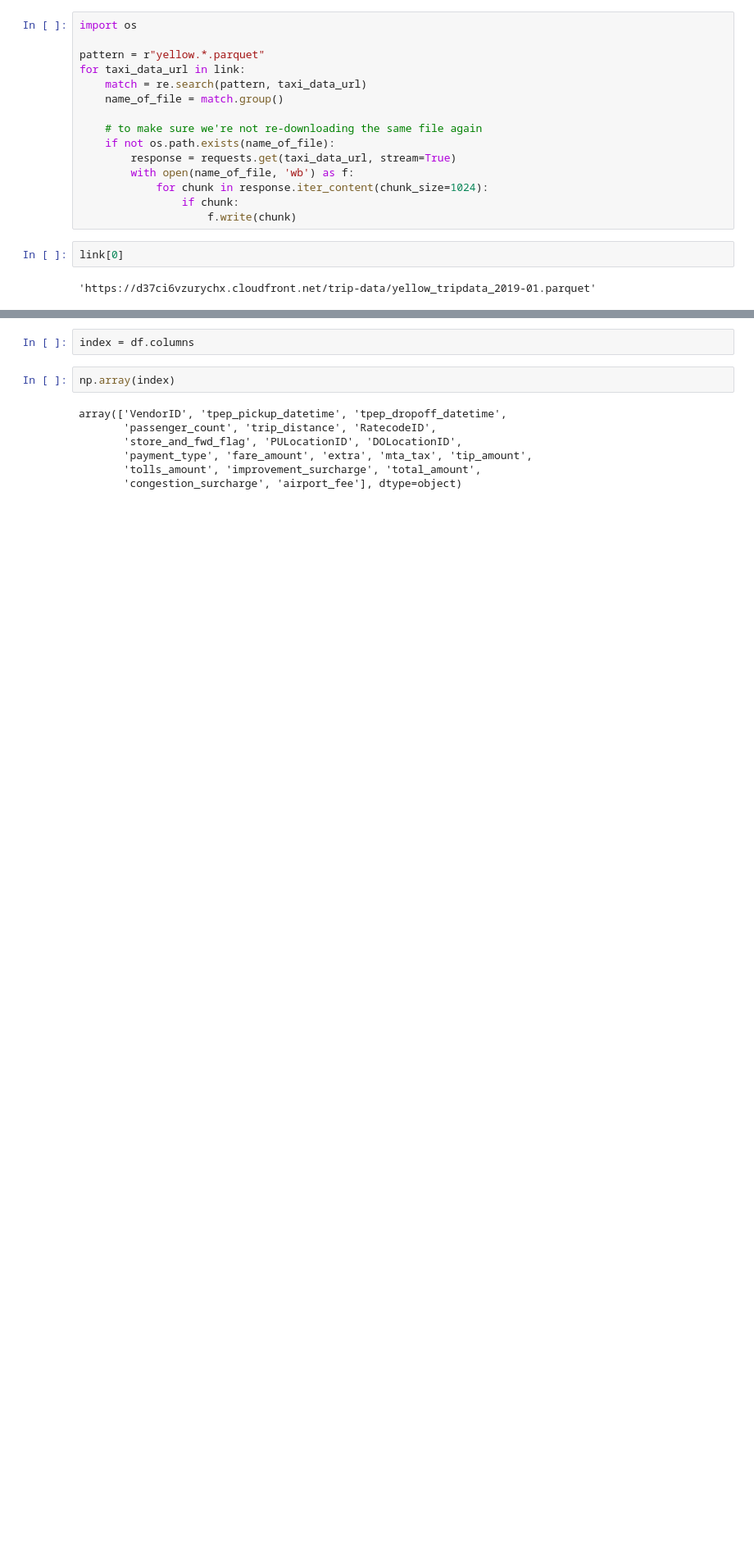
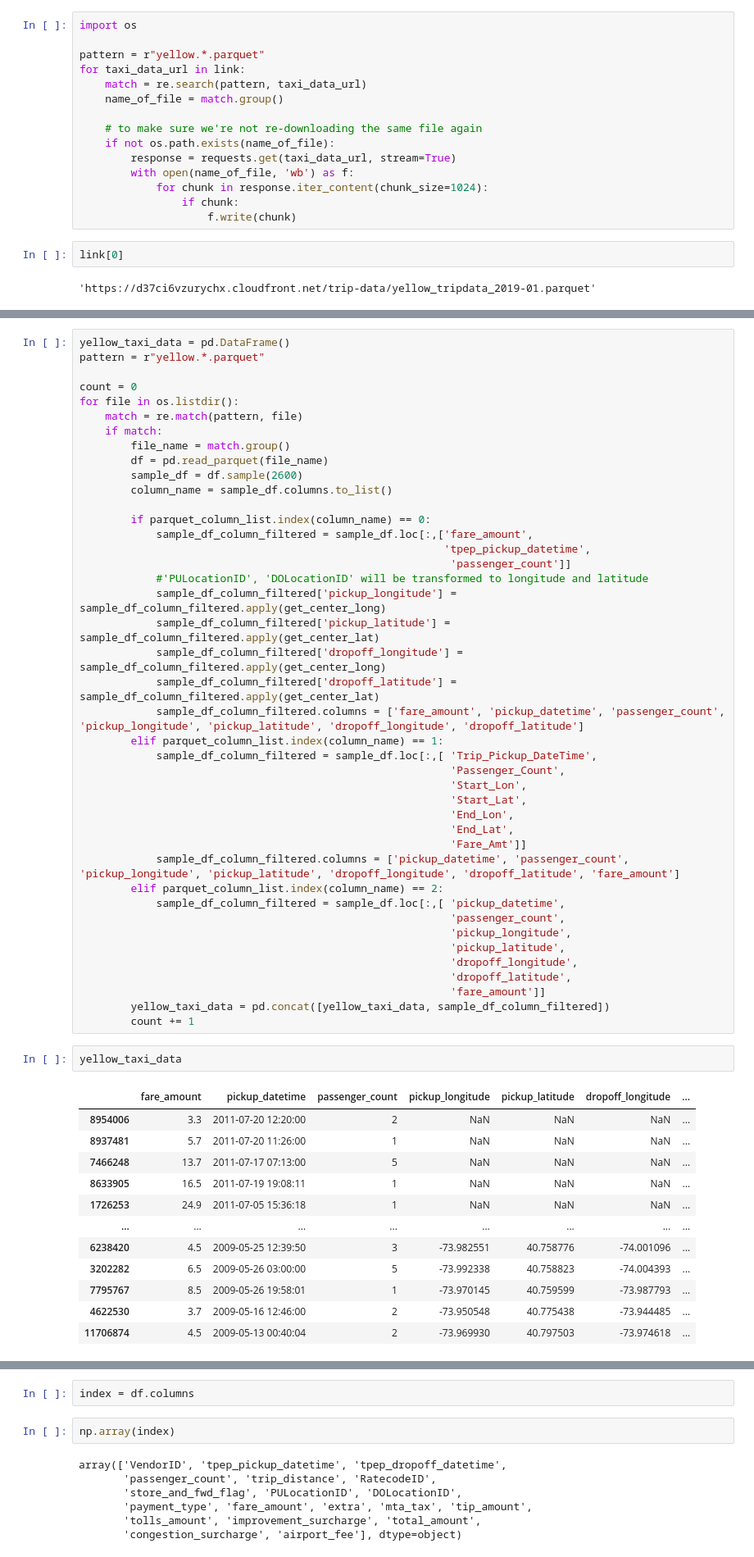
Before and after one commit to wangyf99/final-project, a Jupyter notebook: Group_project.ipynb, the cells around one changed output, grey strips where cells are left out. Shown at 82% size. Drawn from its saved outputs; the diff is of its cells as text; blank space fills up the shorter version.

```diff
--- a/Group_project.ipynb
+++ b/Group_project.ipynb
@@ -91,0 +185,57 @@ df = pd.read_parquet(link[0])
+# %%
+yellow_taxi_data = pd.DataFrame()
+pattern = r"yellow.*.parquet"
+
+count = 0
+for file in os.listdir():
+    match = re.match(pattern, file)
+    if match:
+        file_name = match.group()
+        df = pd.read_parquet(file_name)
+        sample_df = df.sample(2600)
+        column_name = sample_df.columns.to_list()
+
+        if parquet_column_list.index(column_name) == 0:
+            sample_df_column_filtered = sample_df.loc[:,['fare_amount',
+                                                         'tpep_pickup_datetime',
+                                                          'passenger_count']]
+            #'PULocationID', 'DOLocationID' will be transformed to longitude and latitude
+            sample_df_column_filtered['pickup_longitude'] = sample_df_column_filtered.apply(get_center_long)
+            sample_df_column_filtered['pickup_latitude'] = sample_df_column_filtered.apply(get_center_lat)
+            sample_df_column_filtered['dropoff_longitude'] = sample_df_column_filtered.apply(get_center_long)
+            sample_df_column_filtered['dropoff_latitude'] = sample_df_column_filtered.apply(get_center_lat)
+            sample_df_column_filtered.columns = ['fare_amount', 'pickup_datetime', 'passenger_count', 'pickup_longitude', 'pickup_latitude', 'dropoff_longitude', 'dropoff_latitude']
+        elif parquet_column_list.index(column_name) == 1:
+            sample_df_column_filtered = sample_df.loc[:,[ 'Trip_Pickup_DateTime',
+                                                          'Passenger_Count',
+                                                          'Start_Lon',
+                                                          'Start_Lat',
+                                                          'End_Lon',
+                                                          'End_Lat',
+                                                          'Fare_Amt']]
+            sample_df_column_filtered.columns = ['pickup_datetime', 'passenger_count', 'pickup_longitude', 'pickup_latitude', 'dropoff_longitude', 'dropoff_latitude', 'fare_amount']
+        elif parquet_column_list.index(column_name) == 2:
+            sample_df_column_filtered = sample_df.loc[:,[ 'pickup_datetime',
+                                                          'passenger_count',
+                                                          'pickup_longitude',
+                                                          'pickup_latitude',
+                                                          'dropoff_longitude',
+                                                          'dropoff_latitude',
+                                                          'fare_amount']]
+        yellow_taxi_data = pd.concat([yellow_taxi_data, sample_df_column_filtered])
+        count += 1
+# %%
+yellow_taxi_data
+# %% [output]
+|  | fare_amount | pickup_datetime | passenger_count | pickup_longitude | pickup_latitude | dropoff_longitude | ... |
+| 8954006 | 3.3 | 2011-07-20 12:20:00 | 2 | NaN | NaN | NaN | ... |
+| 8937481 | 5.7 | 2011-07-20 11:26:00 | 1 | NaN | NaN | NaN | ... |
+| 7466248 | 13.7 | 2011-07-17 07:13:00 | 5 | NaN | NaN | NaN | ... |
+| 8633905 | 16.5 | 2011-07-19 19:08:11 | 1 | NaN | NaN | NaN | ... |
+| 1726253 | 24.9 | 2011-07-05 15:36:18 | 1 | NaN | NaN | NaN | ... |
+| ... | ... | ... | ... | ... | ... | ... | ... |
+| 6238420 | 4.5 | 2009-05-25 12:39:50 | 3 | -73.982551 | 40.758776 | -74.001096 | ... |
+| 3202282 | 6.5 | 2009-05-26 03:00:00 | 5 | -73.992338 | 40.758823 | -74.004393 | ... |
+| 7795767 | 8.5 | 2009-05-26 19:58:01 | 1 | -73.970145 | 40.759599 | -73.987793 | ... |
+| 4622530 | 3.7 | 2009-05-16 12:46:00 | 2 | -73.950548 | 40.775438 | -73.944485 | ... |
+| 11706874 | 4.5 | 2009-05-13 00:40:04 | 2 | -73.969930 | 40.797503 | -73.974618 | ... |
```
Also changed, not shown: parts of 28 cells of this notebook, 8 other files.
